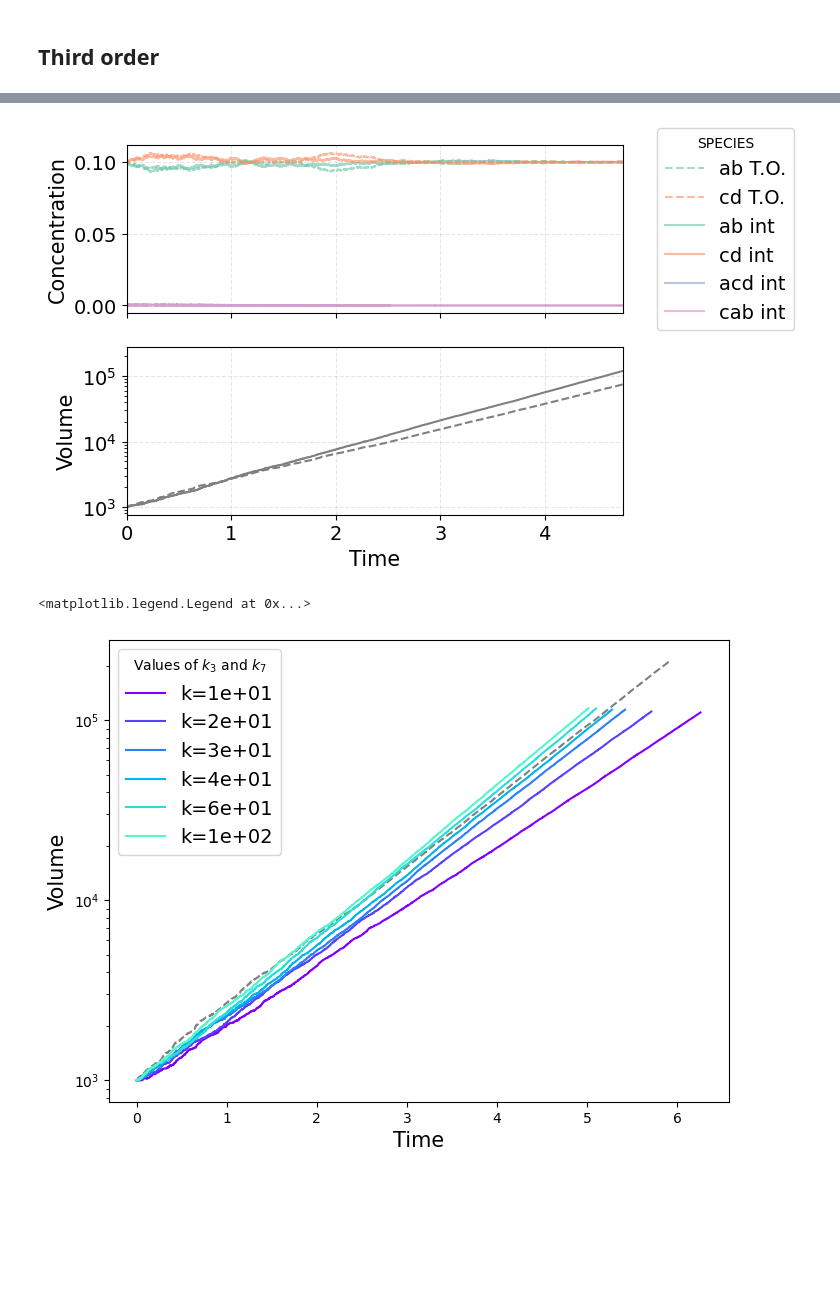
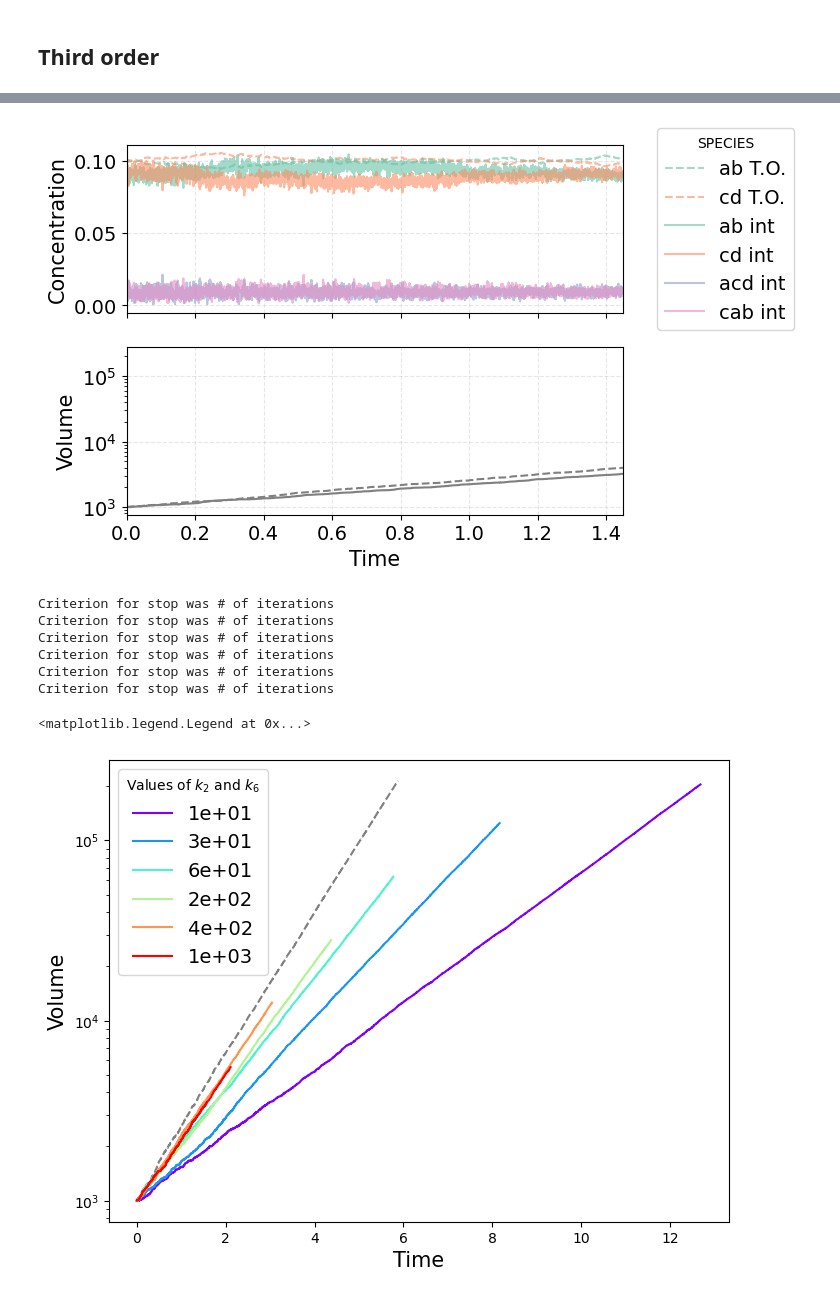
Before and after one commit to CAB-GCA/catalytic_world, a Jupyter notebook: third_order/third-order-comparison.ipynb, the cells around one changed output, grey strips where cells are left out. Cells and saved outputs as stored; diff of their text form; code cells hidden in the pictures; blank space fills up the shorter version.

```diff
--- a/third_order/third-order-comparison.ipynb
+++ b/third_order/third-order-comparison.ipynb
@@ -134,8 +134,15 @@ sp_thirdorder = obtain_species(read_file(third_order))
 # %% [markdown]
 ## Intermediarios
 # %%
-k_intermediates[2] = 1e7
-k_intermediates[6]= 1e7
+k_1_2_ratio = 1e-1
+k_intermediates[1] = 1e3
+k_intermediates[0] = k_intermediates[1] * k_1_2_ratio
+k_intermediates[2] = k_intermediates[1] / k_intermediates[0]
+
+k_intermediates[5] = 1e3
+k_intermediates[4] = k_intermediates[5] * k_1_2_ratio
+k_intermediates[6] = k_intermediates[5] / k_intermediates[4]
+
 V_in = 1000
 abundances_in, times_in, volumesMM_in = chemistry(method, iterations, intermediates,
                                        initial_species, k_intermediates, V_in)
@@ -156,28 +164,39 @@ plot(abundances_TO[:,4:], timesTO, volumesTO, sp_thirdorder[4:])
 plot_both(abundances_TO[:,4:],timesTO, volumesTO, sp_thirdorder[4:],
           abundances_in[:,4:], times_in, volumesMM_in, sp_intermediates[4:])
 # %% [output]
-[figure, old version]
+[figure, new version]
 # %%
 V_in = 1000
 plt.figure(figsize=(8,6))
 plt.plot(timesTO, volumesTO, color='gray', linestyle= "--")
-colors = plt.cm.rainbow(np.linspace(0, 1, 13))
+colors = plt.cm.rainbow(np.linspace(0, 1, 6))
 int_results = {}
 
-for i, k in enumerate(np.logspace(1,2, num=6)):
-    k_intermediates[2] = k
-    k_intermediates[6]= k
+for i, k in enumerate(np.logspace(1,3, num=6)):
+    k_intermediates[1] = k
+    k_intermediates[0] = k_intermediates[1] * k_1_2_ratio
+    k_intermediates[2] = k_intermediates[1] / k_intermediates[0]
 
-    abundances_in, times_in, volumesMM_in = chemistry(method, iterations, intermediates,
-                                        initial_species, k_intermediates, V_in)
+    k_intermediates[5] = k
+    k_intermediates[4] = k_intermediates[5] * k_1_2_ratio
+    k_intermediates[6] = k_intermediates[5] / k_intermediates[4]
+
+    abundances_in, times_in, volumesMM_in = chemistry(method, 2e5, intermediates,
+                                        initial_species, k_intermediates, V_in, threshold= 0)
     int_results[k] = (abundances_in, times_in, volumesMM_in)
-    plt.plot(times_in, volumesMM_in, color=colors[i], label=f"k={k:.0e}")
+    plt.plot(times_in, volumesMM_in, color=colors[i], label=f"{k:.0e}")
 
 plt.yscale('log')
 plt.xlabel("Time", fontsize = label_fs)
 plt.ylabel("Volume", fontsize = label_fs)
 
-plt.legend(title=r"Values of $k_3$ and $k_7$", fontsize= legend_fs)
+plt.legend(title=r"Values of $k_2$ and $k_6$", fontsize= legend_fs)
 # %% [output]
-<matplotlib.legend.Legend at 0x...>
+Criterion for stop was # of iterations
+Criterion for stop was # of iterations
+Criterion for stop was # of iterations
+Criterion for stop was # of iterations
+Criterion for stop was # of iterations
+Criterion for stop was # of iterations
+<matplotlib.legend.Legend at 0x...>
-[figure, old version]
+[figure, new version]
```
Also changed, not shown: parts of 4 cells of this notebook, 12 other files.
